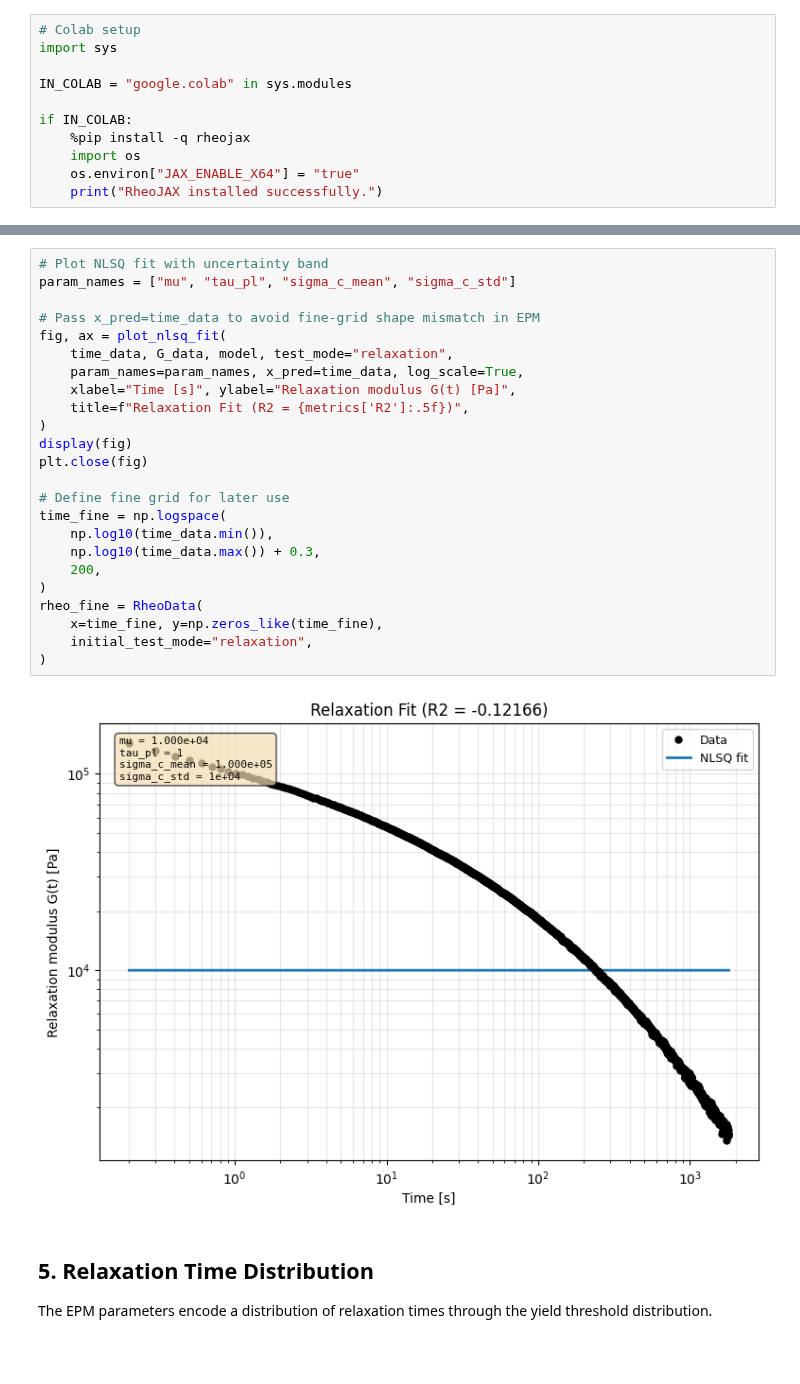
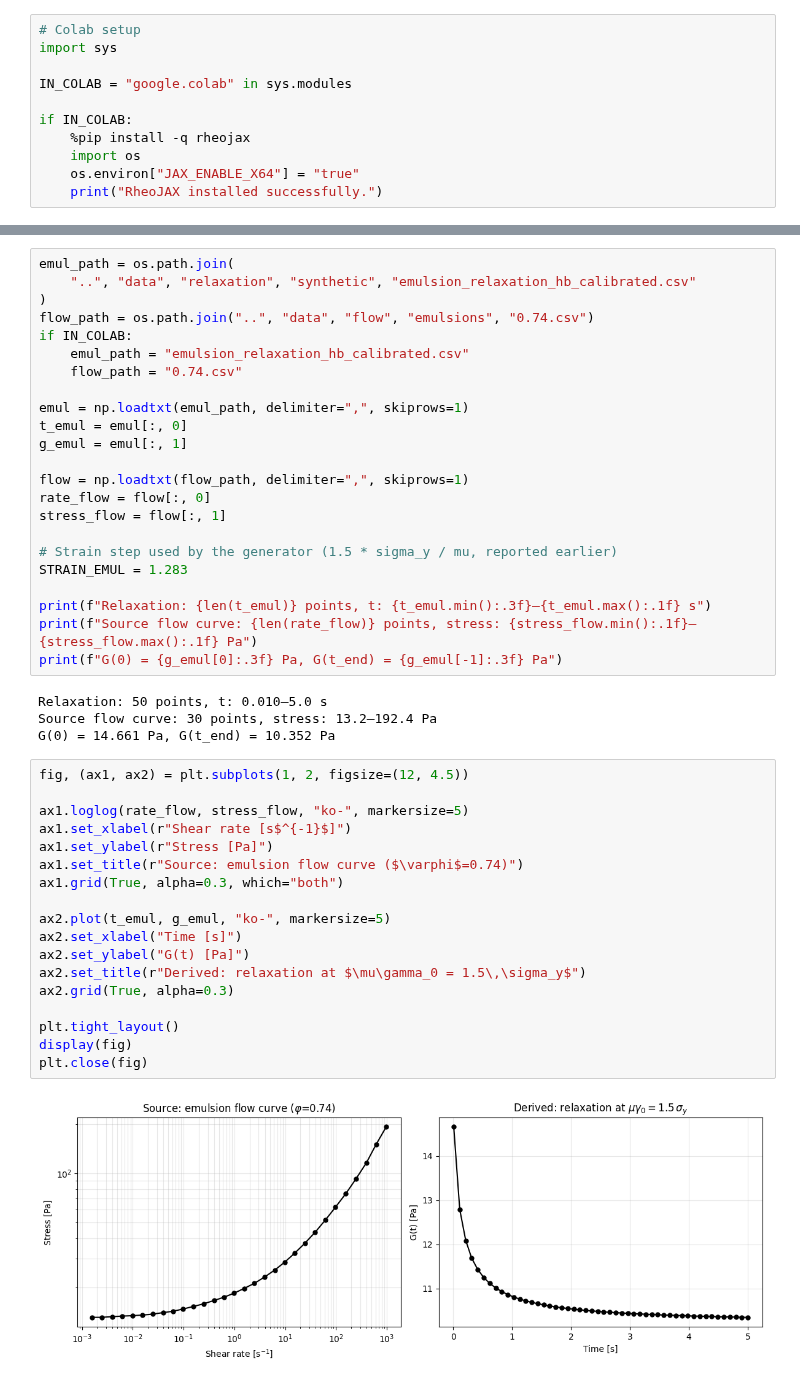
Before and after one commit to imewei/rheojax, a Jupyter notebook: examples/epm/05_epm_relaxation.ipynb, the cells around one changed output, grey strips where cells are left out. Drawn from its saved outputs; the diff is of its cells as text; blank space fills up the shorter version.

```diff
--- a/examples/epm/05_epm_relaxation.ipynb
+++ b/examples/epm/05_epm_relaxation.ipynb
@@ -310,31 +268,48 @@ else:
 # %%
-# Plot NLSQ fit with uncertainty band
-param_names = ["mu", "tau_pl", "sigma_c_mean", "sigma_c_std"]
+emul_path = os.path.join(
+    "..", "data", "relaxation", "synthetic", "emulsion_relaxation_hb_calibrated.csv"
+)
+flow_path = os.path.join("..", "data", "flow", "emulsions", "0.74.csv")
+if IN_COLAB:
+    emul_path = "emulsion_relaxation_hb_calibrated.csv"
+    flow_path = "0.74.csv"
 
-# Pass x_pred=time_data to avoid fine-grid shape mismatch in EPM
-fig, ax = plot_nlsq_fit(
-    time_data, G_data, model, test_mode="relaxation",
-    param_names=param_names, x_pred=time_data, log_scale=True,
-    xlabel="Time [s]", ylabel="Relaxation modulus G(t) [Pa]",
-    title=f"Relaxation Fit (R2 = {metrics['R2']:.5f})",
-)
-display(fig)
-plt.close(fig)
+emul = np.loadtxt(emul_path, delimiter=",", skiprows=1)
+t_emul = emul[:, 0]
+g_emul = emul[:, 1]
 
-# Define fine grid for later use
-time_fine = np.logspace(
-    np.log10(time_data.min()),
-    np.log10(time_data.max()) + 0.3,
-    200,
-)
-rheo_fine = RheoData(
-    x=time_fine, y=np.zeros_like(time_fine),
-    initial_test_mode="relaxation",
-)
+flow = np.loadtxt(flow_path, delimiter=",", skiprows=1)
+rate_flow = flow[:, 0]
+stress_flow = flow[:, 1]
+
+# Strain step used by the generator (1.5 * sigma_y / mu, reported earlier)
+STRAIN_EMUL = 1.283
+
+print(f"Relaxation: {len(t_emul)} points, t: {t_emul.min():.3f}–{t_emul.max():.1f} s")
+print(f"Source flow curve: {len(rate_flow)} points, stress: {stress_flow.min():.1f}–{stress_flow.max():.1f} Pa")
+print(f"G(0) = {g_emul[0]:.3f} Pa, G(t_end) = {g_emul[-1]:.3f} Pa")
 # %% [output]
-[figure, removed]
+Relaxation: 50 points, t: 0.010–5.0 s
+Source flow curve: 30 points, stress: 13.2–192.4 Pa
+G(0) = 14.661 Pa, G(t_end) = 10.352 Pa
-# %% [markdown]
-## 5. Relaxation Time Distribution
-
-The EPM parameters encode a distribution of relaxation times through the yield threshold distribution.
+# %%
+fig, (ax1, ax2) = plt.subplots(1, 2, figsize=(12, 4.5))
+
+ax1.loglog(rate_flow, stress_flow, "ko-", markersize=5)
+ax1.set_xlabel(r"Shear rate [s$^{-1}$]")
+ax1.set_ylabel(r"Stress [Pa]")
+ax1.set_title(r"Source: emulsion flow curve ($\varphi$=0.74)")
+ax1.grid(True, alpha=0.3, which="both")
+
+ax2.plot(t_emul, g_emul, "ko-", markersize=5)
+ax2.set_xlabel("Time [s]")
+ax2.set_ylabel("G(t) [Pa]")
+ax2.set_title(r"Derived: relaxation at $\mu\gamma_0 = 1.5\,\sigma_y$")
+ax2.grid(True, alpha=0.3)
+
+plt.tight_layout()
+display(fig)
+plt.close(fig)
+# %% [output]
+[figure, added]
 # %%
```
Also changed, not shown: parts of 37 cells of this notebook.
